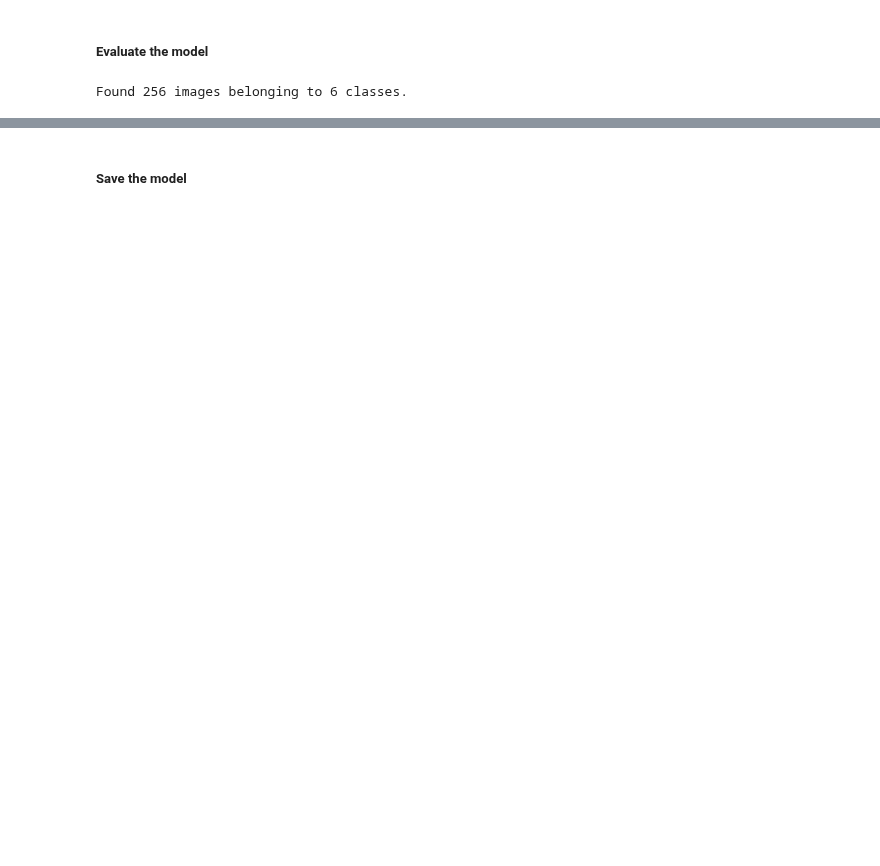
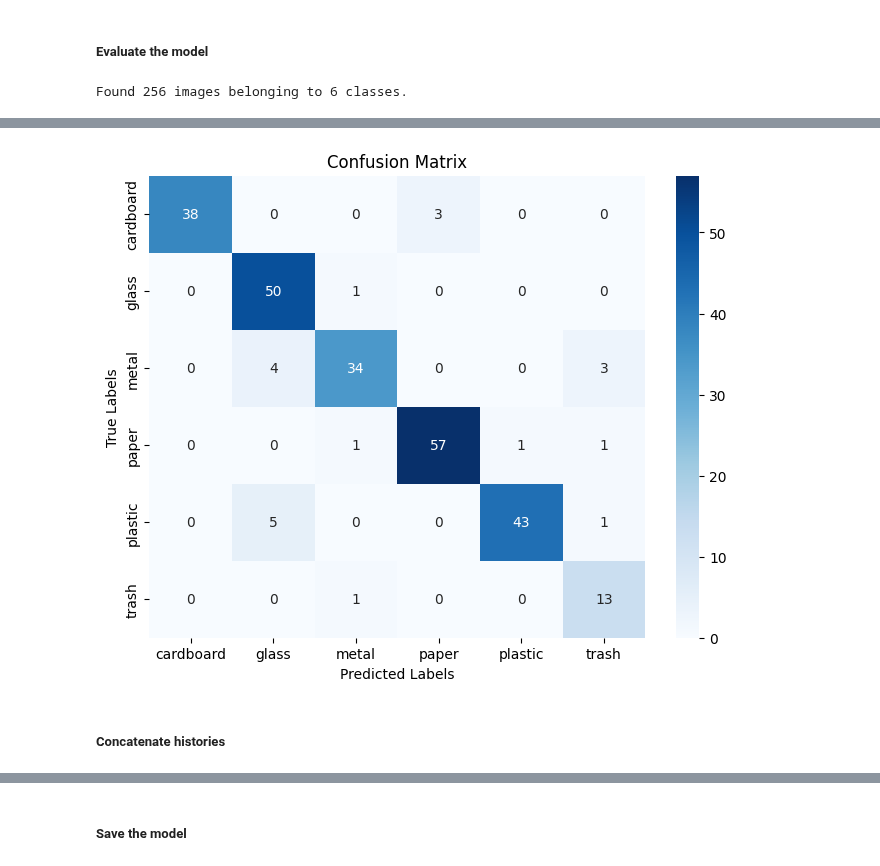
Before and after one commit to Mykhailo20/DS_Bootcamp_2023, a Jupyter notebook: Final_Project/Analysis/1_TF_Classification_DNN_Colab.ipynb, the cells around one changed output, grey strips where cells are left out. Saved outputs shown, nothing was run; the diff lists cells and outputs as text; code cells hidden in the pictures; blank space fills up the shorter version.

Commit message:
Final_Project: Garbage Classification dataset (2.5k files, 6 classes): 7_resnet_152

```diff
--- a/Final_Project/Analysis/1_TF_Classification_DNN_Colab.ipynb
+++ b/Final_Project/Analysis/1_TF_Classification_DNN_Colab.ipynb
@@ -2934,0 +2878,10 @@ plt.show()
+# %%
+new_history = model.fit(
+    train_generator,
+    steps_per_epoch=train_generator.samples/train_generator.batch_size ,
+    epochs=30,
+    validation_data=valid_generator,
+    validation_steps=valid_generator.samples/valid_generator.batch_size,
+    verbose=1,
+    callbacks = [early_stopping_callback, my_callback],
+    class_weight=class_weight_dict)
@@ -2934,0 +2898,17 @@ plt.show()
+# %%
+test_dir_path = '/content/garbage_classification_TrainValidTest/test'
+# Create an ImageDataGenerator for test data (no augmentation, just rescaling)
+test_datagen = ImageDataGenerator(preprocessing_function=preprocess_input)
+
+# Load and preprocess test data using the generator
+test_generator = test_datagen.flow_from_directory(directory=test_dir_path,
+                                                  batch_size=64,
+                                                  class_mode='categorical',
+                                                  target_size=(224, 224),
+                                                  shuffle=False)  # Set shuffle to False to maintain order
+
+# Get the true labels for the test data
+true_labels = test_generator.classes
+
+# Get the class labels for the test data
+class_labels = list(test_generator.class_indices.keys())
@@ -2934,0 +2917,6 @@ plt.show()
+# %%
+predictions = model.predict(test_generator)
+predicted_labels = np.argmax(predictions, axis=1)
+
+# Generate classification report
+print(classification_report(true_labels, predicted_labels, target_names=class_labels))
@@ -2934,0 +2937,15 @@ plt.show()
+# %%
+conf_matrix = confusion_matrix(true_labels, predicted_labels)
+
+# Plot the heatmap
+plt.figure(figsize=(8, 6))
+sns.heatmap(conf_matrix, annot=True, cmap='Blues', xticklabels=class_labels, yticklabels=class_labels)
+plt.xlabel('Predicted Labels')
+plt.ylabel('True Labels')
+plt.title('Confusion Matrix')
+plt.savefig('/content/graphs/resnet152_confusion_matrix.png')
+plt.show()
+# %% [output]
+[figure, added]
+# %% [markdown]
+##### Concatenate histories
```
Also changed, not shown: parts of 44 cells of this notebook.
